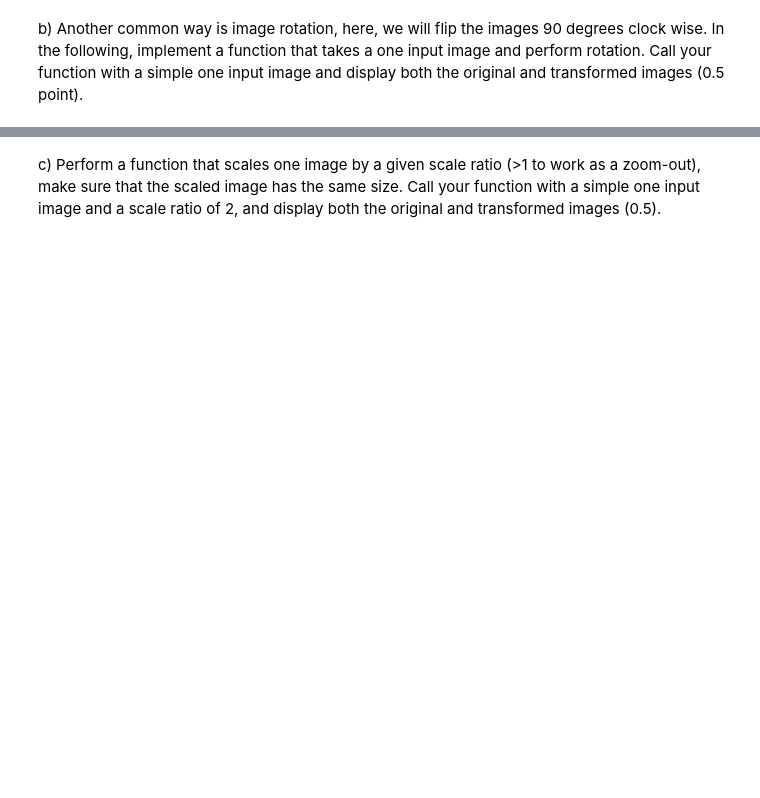
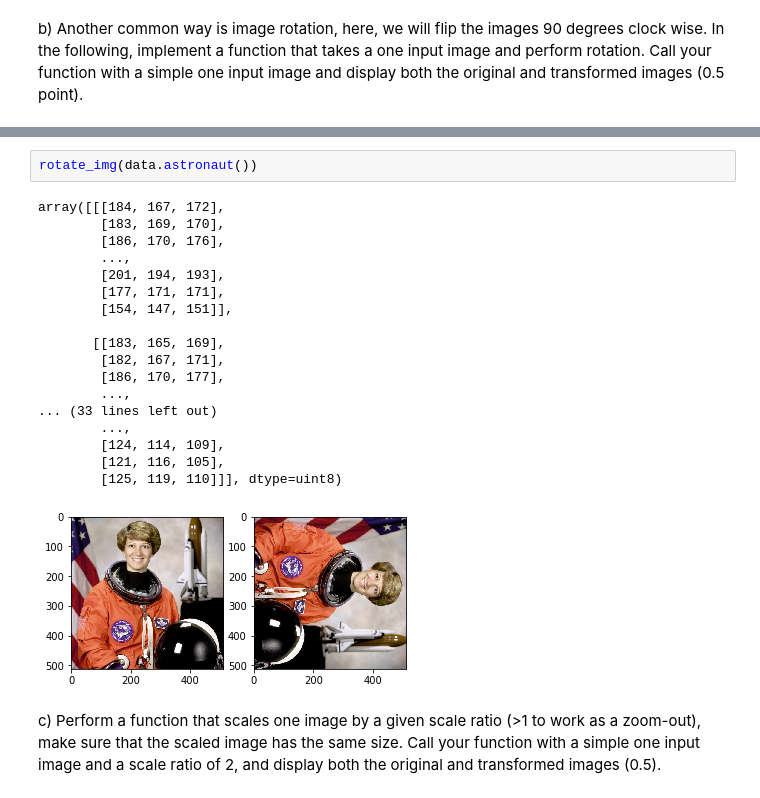
Before and after one commit to s9antwel/project3, a Jupyter notebook: Project_3 (1).ipynb, the cells around one changed output, grey strips where cells are left out. Saved outputs shown, nothing was run; the diff lists cells and outputs as text; blank space fills up the shorter version.

```diff
--- a/Project_3 (1).ipynb
+++ b/Project_3 (1).ipynb
@@ -766,4 +789,25 @@ def rotate_img(one_input_image):
     return rotated_img
+# %%
+rotate_img(data.astronaut())
+# %% [output]
+array([[[184, 167, 172],
+        [183, 169, 170],
+        [186, 170, 176],
+        ...,
+        [201, 194, 193],
+        [177, 171, 171],
+        [154, 147, 151]],
+
+       [[183, 165, 169],
+        [182, 167, 171],
+        [186, 170, 177],
+        ...,
+... (33 lines left out)
+        ...,
+        [124, 114, 109],
+        [121, 116, 105],
+        [125, 119, 110]]], dtype=uint8)
+[figure, added]
 # %% [markdown]
 c) Perform a function that scales one image by a given scale ratio (>1 to work as a zoom-out), make sure that the scaled image has the same size. Call your function with a simple one input image and a scale ratio of 2, and display both the original and transformed images (0.5).
 # %%
```
Also changed, not shown: parts of 9 cells of this notebook.
